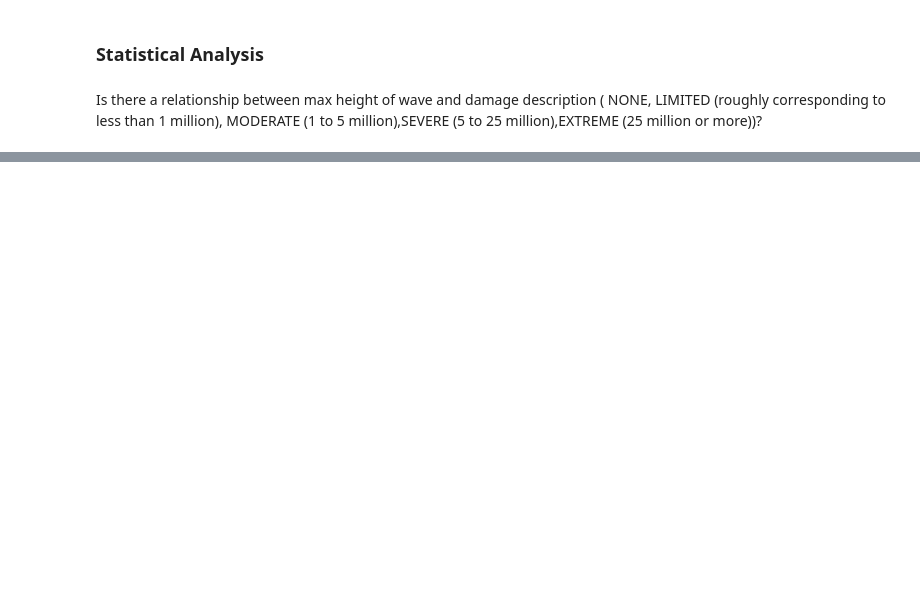
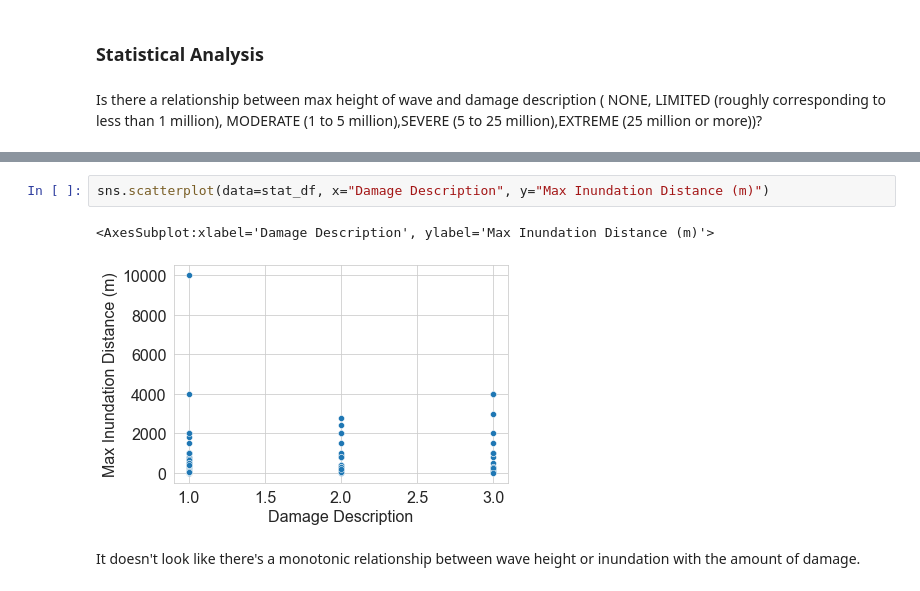
Before and after one commit to gbugieda/midtem-367-datascience, a Jupyter notebook: Messy-Tsunami-Impact.ipynb, the cells around one changed output, grey strips where cells are left out. Drawn from its saved outputs; the diff is of its cells as text; blank space fills up the shorter version.

```diff
--- a/Messy-Tsunami-Impact.ipynb
+++ b/Messy-Tsunami-Impact.ipynb
@@ -280,0 +346,7 @@ Since the pvalue is less than 0.05, we reject the null hypothesis that the origi
+# %%
+sns.scatterplot(data=stat_df, x="Damage Description", y="Max Inundation Distance (m)")
+# %% [output]
+<AxesSubplot:xlabel='Damage Description', ylabel='Max Inundation Distance (m)'>
+[figure, added]
+# %% [markdown]
+It doesn't look like there's a monotonic relationship between wave height or inundation with the amount of damage.
```
Also changed, not shown: parts of 28 cells of this notebook, 1 other file.
